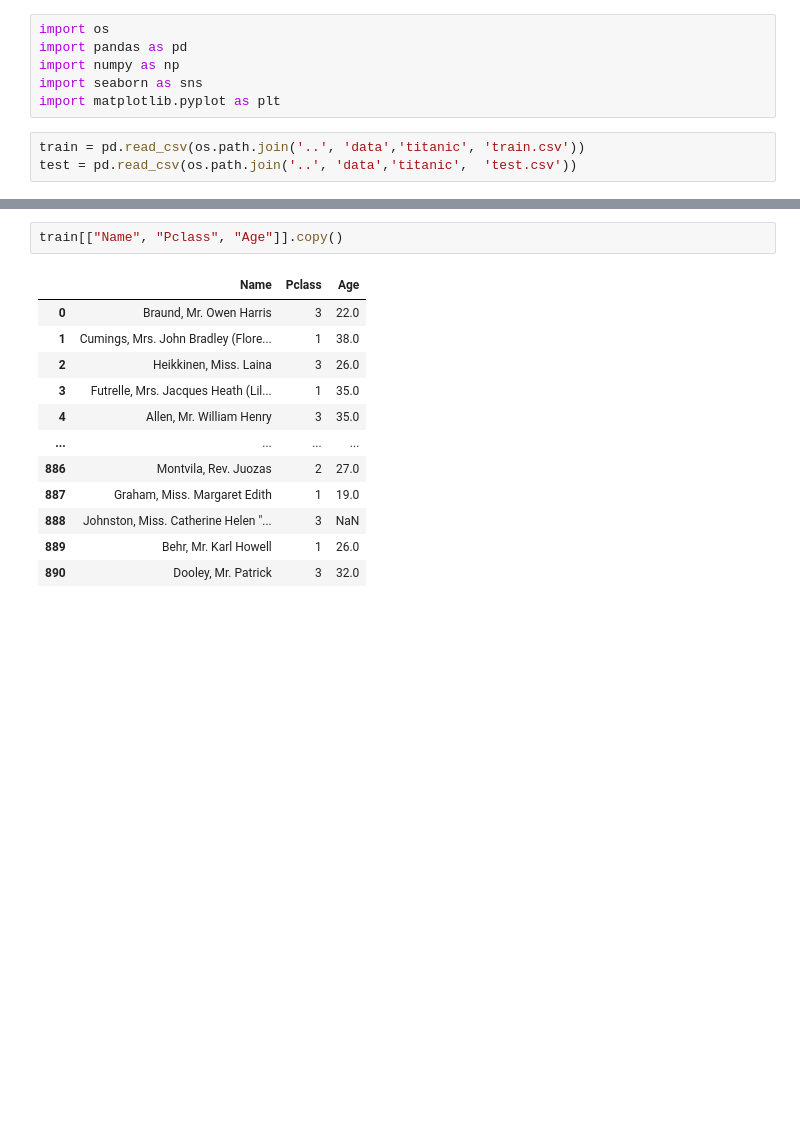
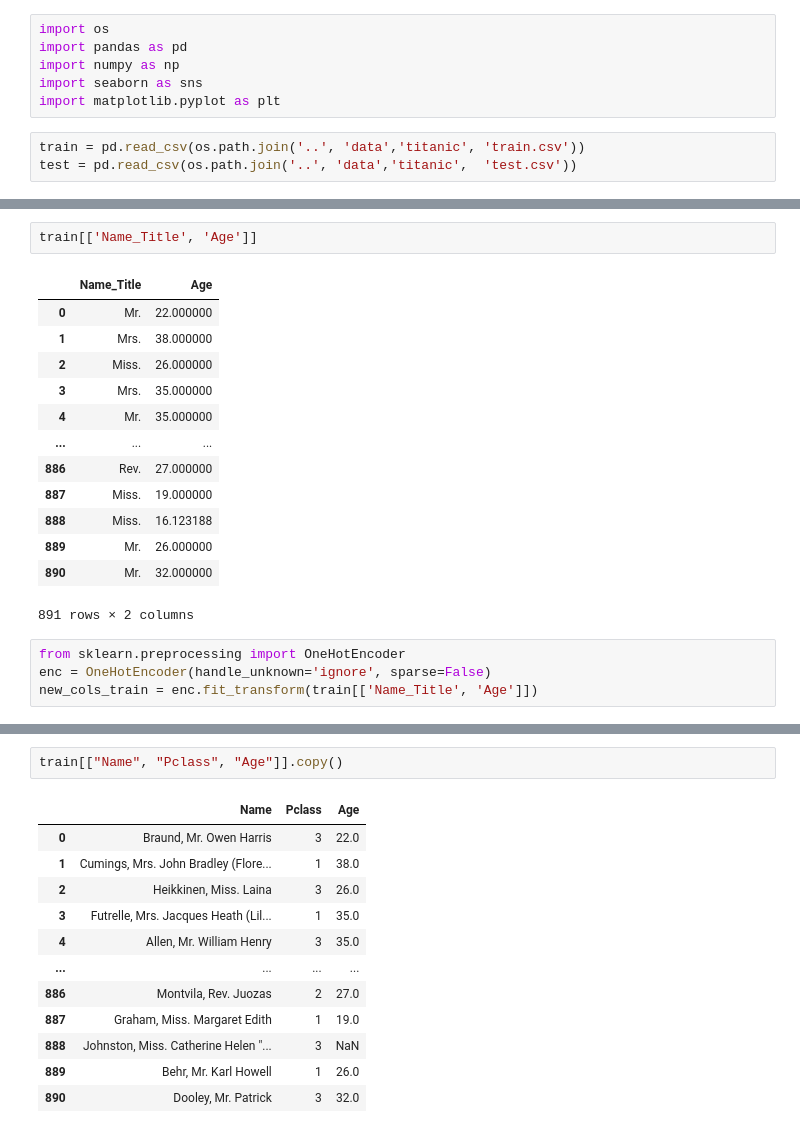
Before and after one commit to diegommezp28/yet-another-titanic-project, a Jupyter notebook: notebooks/model.ipynb, the cells around one changed output, grey strips where cells are left out. Cells and saved outputs as stored; diff of their text form; blank space fills up the shorter version.

```diff
--- a/notebooks/model.ipynb
+++ b/notebooks/model.ipynb
@@ -12,0 +24,20 @@ test = pd.read_csv(os.path.join('..', 'data','titanic',  'test.csv'))
+# %%
+train[['Name_Title', 'Age']]
+# %% [output]
+|  | Name_Title | Age |
+| 0 | Mr. | 22.000000 |
+| 1 | Mrs. | 38.000000 |
+| 2 | Miss. | 26.000000 |
+| 3 | Mrs. | 35.000000 |
+| 4 | Mr. | 35.000000 |
+| ... | ... | ... |
+| 886 | Rev. | 27.000000 |
+| 887 | Miss. | 19.000000 |
+| 888 | Miss. | 16.123188 |
+| 889 | Mr. | 26.000000 |
+| 890 | Mr. | 32.000000 |
+891 rows × 2 columns
+# %%
+from sklearn.preprocessing import OneHotEncoder
+enc = OneHotEncoder(handle_unknown='ignore', sparse=False)
+new_cols_train = enc.fit_transform(train[['Name_Title', 'Age']])
```
Also changed, not shown: parts of 6 cells of this notebook.
